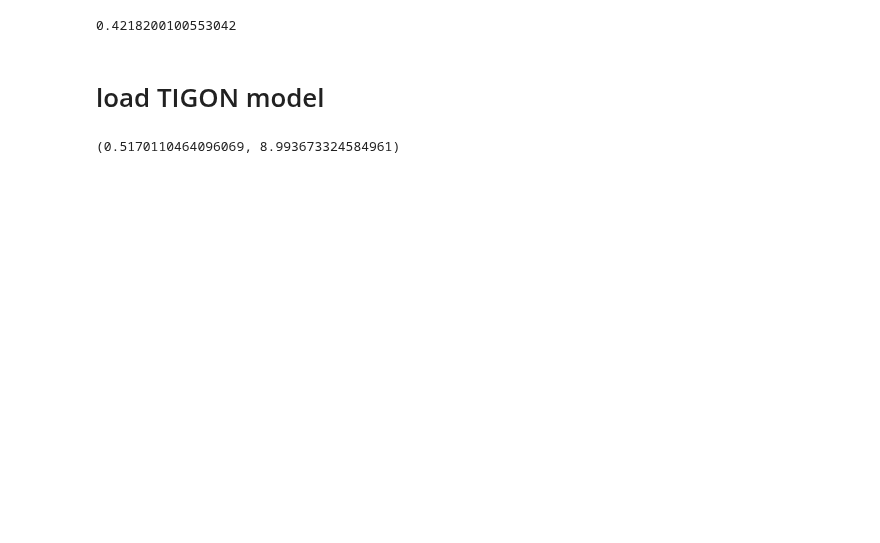
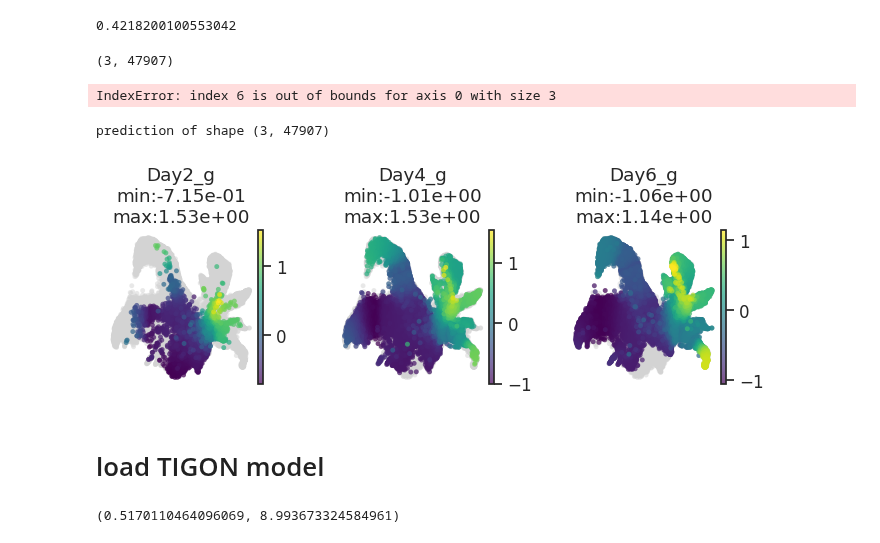
Before and after one commit to oZwZo/PINN_dynamics, a Jupyter notebook: Explore_Notebook/8.Benchmark_v/8-7.eval_comput_fate_bias.ipynb, the cells around one changed output. Drawn from its saved outputs; the diff is of its cells as text; code cells hidden in the pictures; blank space fills up the shorter version.

```diff
--- a/Explore_Notebook/8.Benchmark_v/8-7.eval_comput_fate_bias.ipynb
+++ b/Explore_Notebook/8.Benchmark_v/8-7.eval_comput_fate_bias.ipynb
@@ -87,13 +93,0 @@ Text(0.5, 0, '')
-# %%
-W2_dict = [{"PINN (ours)": 2.14 , "TIGON":3.45, "OT-cfm": 3.07, "SF2M":2.99}]
-W2_df = pd.DataFrame(W2_dict).T.reset_index()
-W2_df.columns = ['Method', 'W2 distance']
-
-sns.set_theme(style='ticks', font_scale=1.1)
-fig, axs = plt.subplots(figsize=(4,4), dpi=600, frameon=False)
-sns.barplot(data=W2_df, x='Method', y='W2 distance', ax=axs,hue='Method',
-palette=palette
-)
-plt.xticks(rotation=45)
-plt.ylabel('W2 distance', fontsize=14)
-axs.set_xlabel("")
@@ -221,3 +224,20 @@ compute_accuracy(Fate_bias, replace_undiff(df_PINN))
+# %%
+PINN_g.shape
+# %% [output]
+(3, 47907)
+# %%
+PINN_g = np.load("results/klein_subset-DM_EigenVectors_multiscaled_n3/pde_params_tsense/version_5_g.npy")/10
+# PINN_g = np.load("results/klein_subset-DM_EigenVectors_multiscaled_n3/pde_params_tsense/version_4_g.npy")/10
+# PINN_g = np.load("results/klein_subset-DM_EigenVectors_multiscaled_n3/pde_params_tsense/version_6_g.npy")/10
+
+adata.obs['g_PINN'] = PINN_g[6]
+# %% [output]
+IndexError: index 6 is out of bounds for axis 0 with size 3
+# %%
+fig,axs = PINN.pl.params_in_umap(adata,  PINN_g, param='g', cell_of_t=True)
+# %% [output]
+prediction of shape (3, 47907)
+[figure, added]
 # %% [markdown]
 # load TIGON model
 # %%
```
Also changed, not shown: parts of 14 cells of this notebook, 8 other files.
